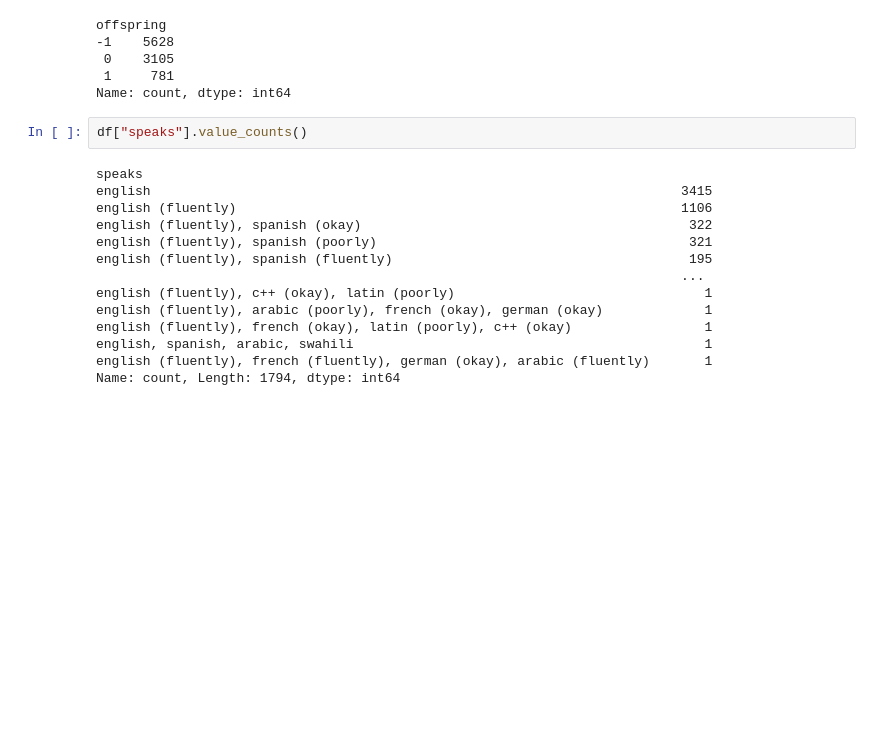
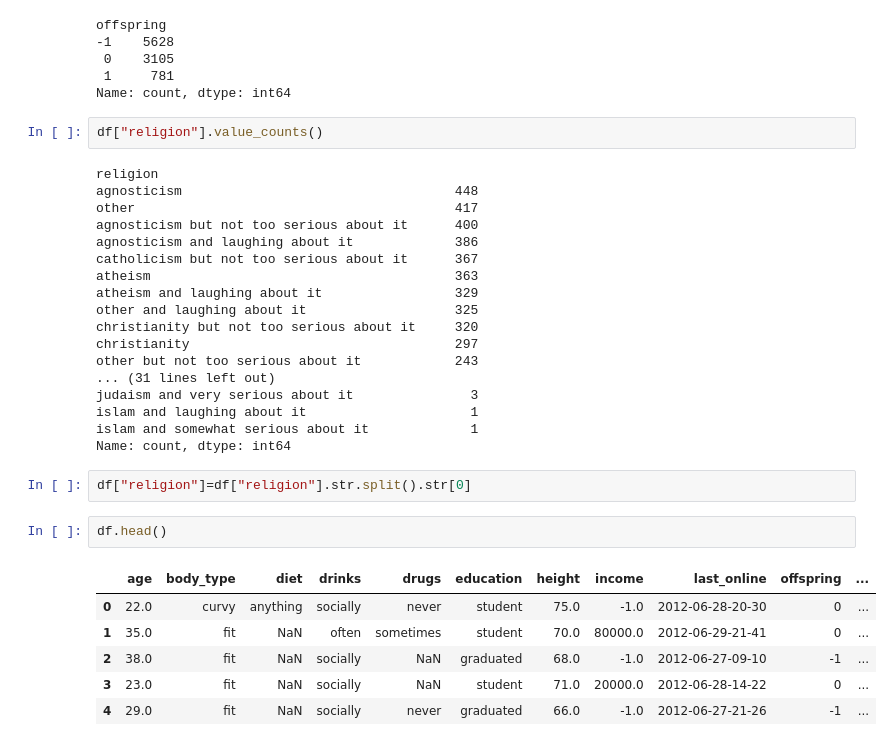
Before and after one commit to mmeliht/Artificial_Intelligence_Course, a Jupyter notebook: week5_homework/Three generations seeking romance - Regression & Classification.ipynb, the cells around one changed output. Cells and saved outputs as stored; diff of their text form; blank space fills up the shorter version.

Commit message:
sign and religion columns update

```diff
--- a/week5_homework/Three generations seeking romance - Regression & Classification.ipynb
+++ b/week5_homework/Three generations seeking romance - Regression & Classification.ipynb
@@ -431,18 +431,33 @@ offspring
  1     781
 Name: count, dtype: int64
 # %%
-df["speaks"].value_counts()
+df["religion"].value_counts()
 # %% [output]
-speaks
-english                                                                    3415
-english (fluently)                                                         1106
-english (fluently), spanish (okay)                                          322
-english (fluently), spanish (poorly)                                        321
-english (fluently), spanish (fluently)                                      195
-                                                                           ...
-english (fluently), c++ (okay), latin (poorly)                                1
-english (fluently), arabic (poorly), french (okay), german (okay)             1
-english (fluently), french (okay), latin (poorly), c++ (okay)                 1
-english, spanish, arabic, swahili                                             1
-english (fluently), french (fluently), german (okay), arabic (fluently)       1
-Name: count, Length: 1794, dtype: int64
+religion
+agnosticism                                   448
+other                                         417
+agnosticism but not too serious about it      400
+agnosticism and laughing about it             386
+catholicism but not too serious about it      367
+atheism                                       363
+atheism and laughing about it                 329
+other and laughing about it                   325
+christianity but not too serious about it     320
+christianity                                  297
+other but not too serious about it            243
+... (31 lines left out)
+judaism and very serious about it               3
+islam and laughing about it                     1
+islam and somewhat serious about it             1
+Name: count, dtype: int64
+# %%
+df["religion"]=df["religion"].str.split().str[0]
+# %%
+df.head()
+# %% [output]
+|  | age | body_type | diet | drinks | drugs | education | height | income | last_online | offspring | ... |
+| 0 | 22.0 | curvy | anything | socially | never | student | 75.0 | -1.0 | 2012-06-28-20-30 | 0 | ... |
+| 1 | 35.0 | fit | NaN | often | sometimes | student | 70.0 | 80000.0 | 2012-06-29-21-41 | 0 | ... |
+| 2 | 38.0 | fit | NaN | socially | NaN | graduated | 68.0 | -1.0 | 2012-06-27-09-10 | -1 | ... |
+| 3 | 23.0 | fit | NaN | socially | NaN | student | 71.0 | 20000.0 | 2012-06-28-14-22 | 0 | ... |
+| 4 | 29.0 | fit | NaN | socially | never | graduated | 66.0 | -1.0 | 2012-06-27-21-26 | -1 | ... |
```
